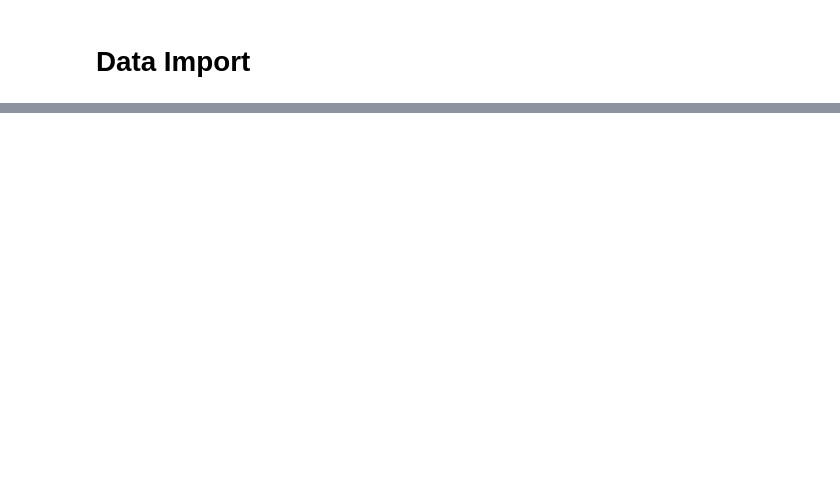
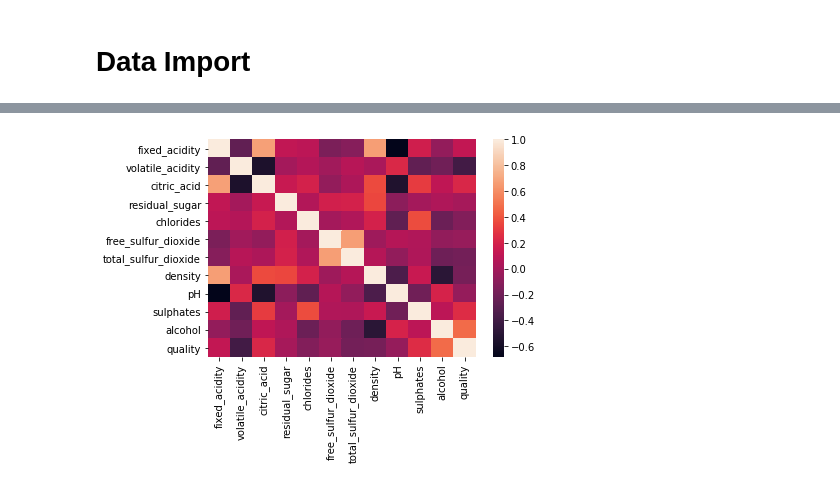
Before and after one commit to canfielder/DSBA-6190_Proj2, a Jupyter notebook: wine_predict/wine_quality_predict.ipynb, the cells around one changed output, grey strips where cells are left out. Drawn from its saved outputs; the diff is of its cells as text; code cells hidden in the pictures; blank space fills up the shorter version.

```diff
--- a/wine_predict/wine_quality_predict.ipynb
+++ b/wine_predict/wine_quality_predict.ipynb
@@ -20,2 +38,6 @@ from sklearn.metrics import mean_squared_error,r2_score
 # %% [markdown]
 # Data Import
+# %%
+# URL Shortened Github link
+url = 'https://bit.ly/39kKCWZ'
+df_wine_red = pd.read_csv(url, sep=";")
@@ -21,0 +59,2 @@ from sklearn.metrics import mean_squared_error,r2_score
+# %%
+df_wine_red.columns = df_wine_red.columns.str.replace(' ', '_')
@@ -21,0 +119,5 @@ from sklearn.metrics import mean_squared_error,r2_score
+# %%
+sns.heatmap(df_wine_red.corr())
+plt.show()
+# %% [output]
+[figure, added]
```
Also changed, not shown: parts of 49 cells of this notebook.
